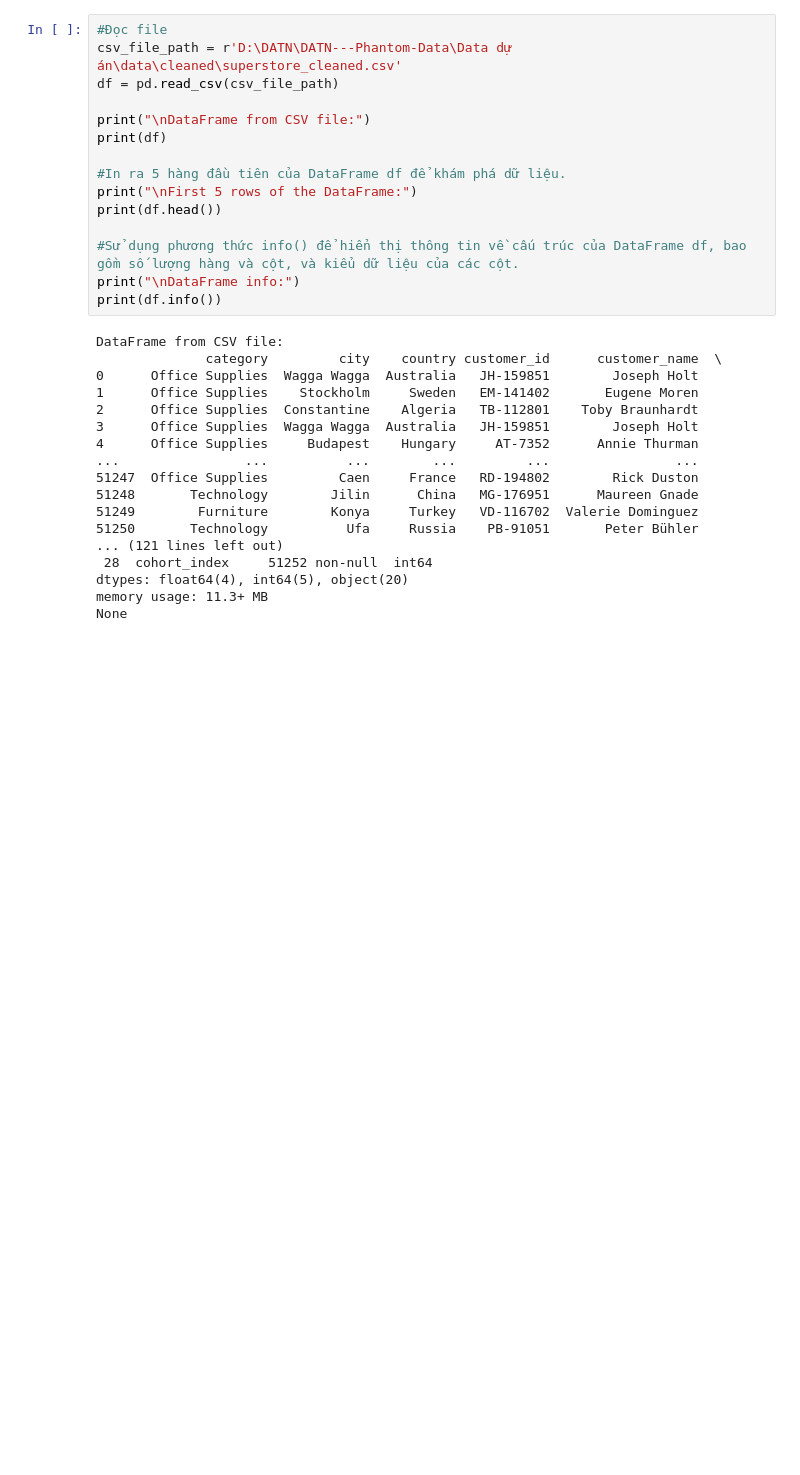
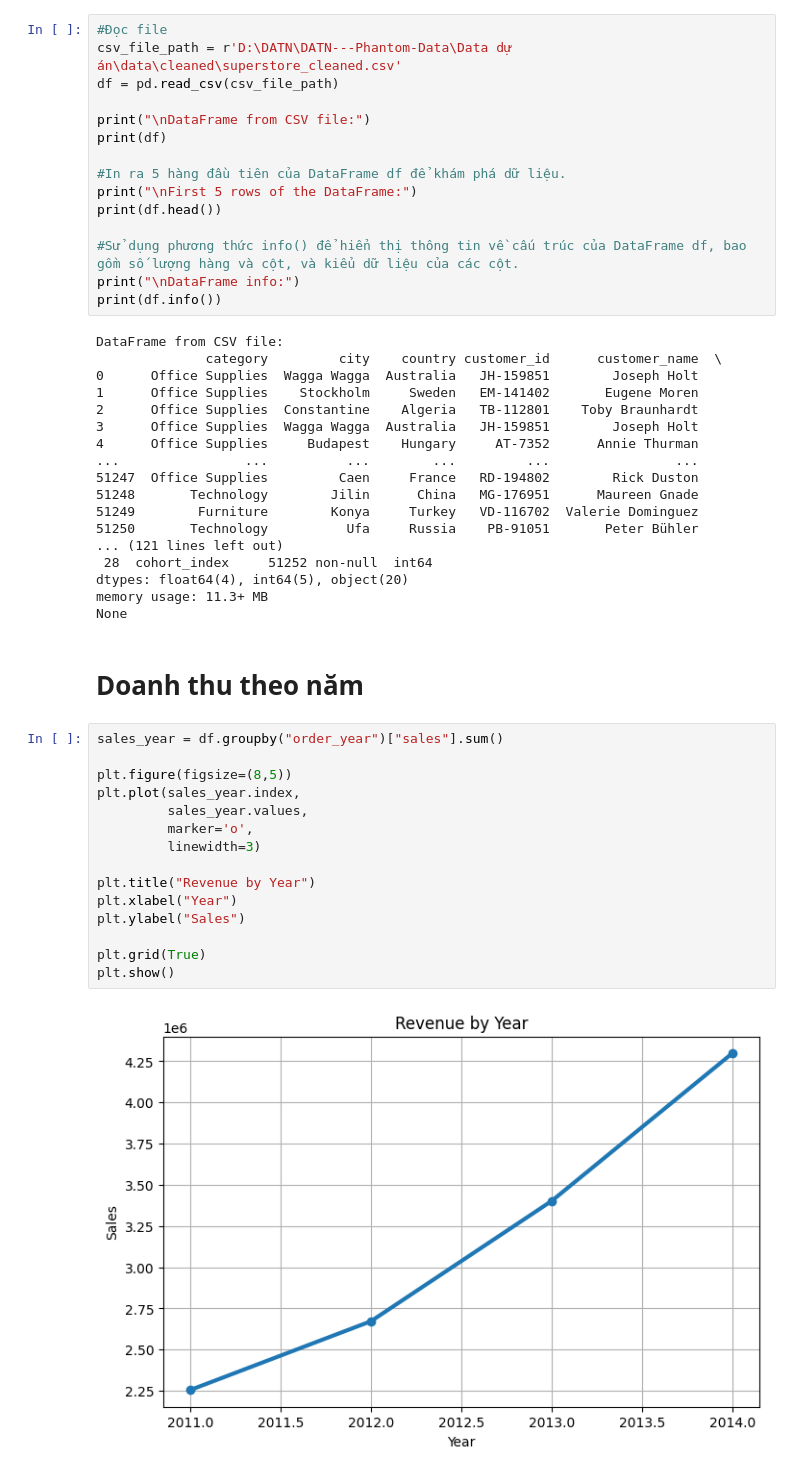
Before and after one commit to Glen0044/DATN---Phantom-Data, a Jupyter notebook: Code/plot/data visualization.ipynb, the cells around one changed output. Drawn from its saved outputs; the diff is of its cells as text; blank space fills up the shorter version.

Commit message:
visualization1

```diff
--- a/Code/plot/data visualization.ipynb
+++ b/Code/plot/data visualization.ipynb
@@ -41,3 +41,22 @@ DataFrame from CSV file:
 dtypes: float64(4), int64(5), object(20)
 memory usage: 11.3+ MB
 None
+# %% [markdown]
+# Doanh thu theo năm
+# %%
+sales_year = df.groupby("order_year")["sales"].sum()
+
+plt.figure(figsize=(8,5))
+plt.plot(sales_year.index,
+         sales_year.values,
+         marker='o',
+         linewidth=3)
+
+plt.title("Revenue by Year")
+plt.xlabel("Year")
+plt.ylabel("Sales")
+
+plt.grid(True)
+plt.show()
+# %% [output]
+[figure, added]
```
